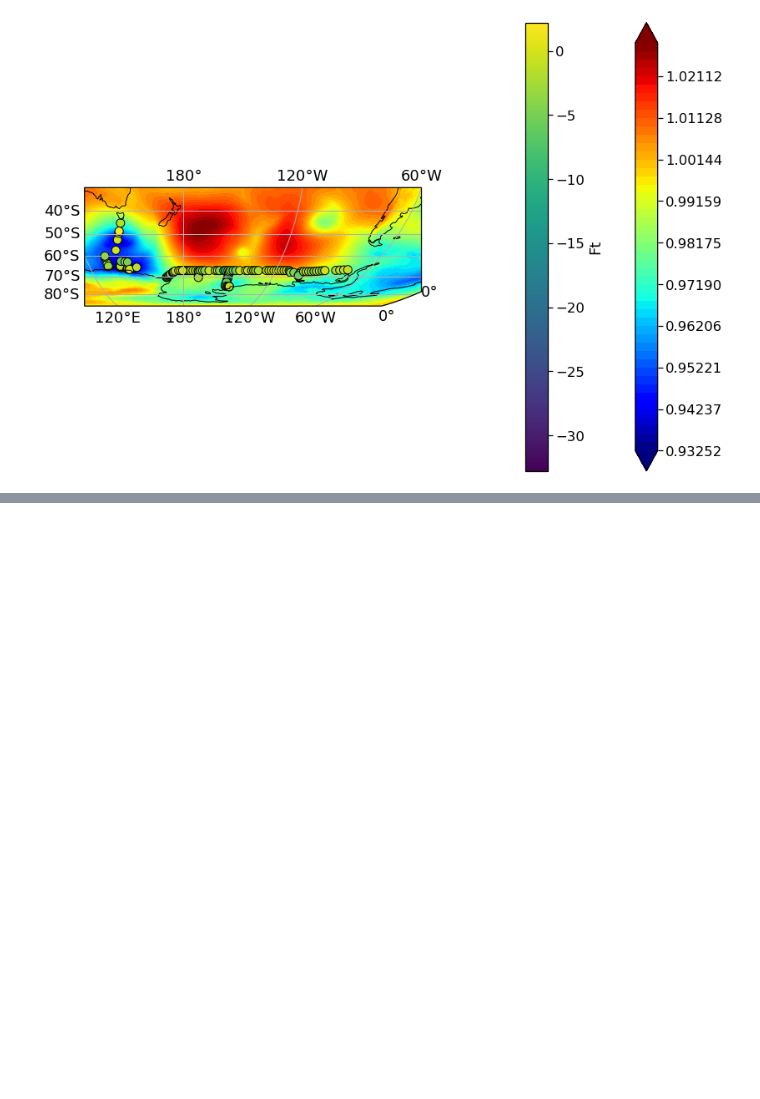
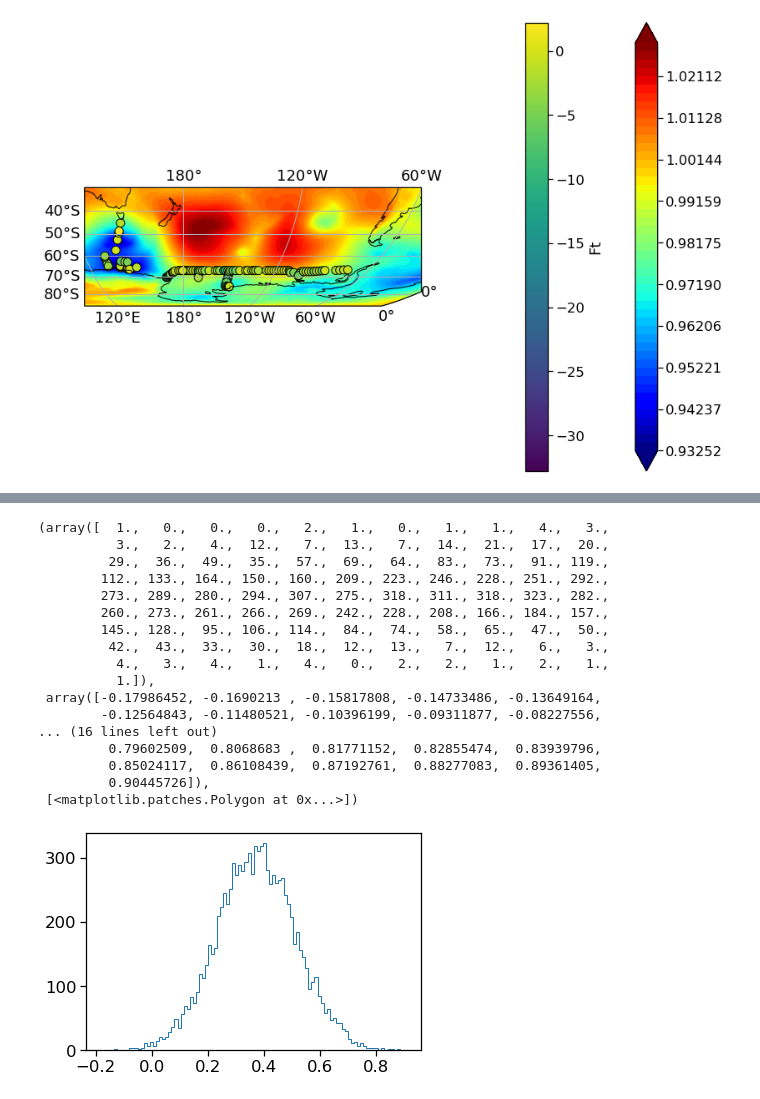
Before and after one commit to boom-lab/gasex-python, a Jupyter notebook: test functions.ipynb, the cells around one changed output, grey strips where cells are left out. Drawn from its saved outputs; the diff is of its cells as text; code cells hidden in the pictures; blank space fills up the shorter version.

```diff
--- a/test functions.ipynb
+++ b/test functions.ipynb
@@ -4265,0 +4405,27 @@ plt.show()
+# %%
+iters = 10000
+mu, sigma = 0.37, 0.14
+s = np.random.normal(mu, sigma, iters)
+
+
+fig, ax = plt.subplots()
+ax.hist(s, bins=100, histtype="step")
+# %% [output]
+(array([  1.,   0.,   0.,   0.,   2.,   1.,   0.,   1.,   1.,   4.,   3.,
+          3.,   2.,   4.,  12.,   7.,  13.,   7.,  14.,  21.,  17.,  20.,
+         29.,  36.,  49.,  35.,  57.,  69.,  64.,  83.,  73.,  91., 119.,
+        112., 133., 164., 150., 160., 209., 223., 246., 228., 251., 292.,
+        273., 289., 280., 294., 307., 275., 318., 311., 318., 323., 282.,
+        260., 273., 261., 266., 269., 242., 228., 208., 166., 184., 157.,
+        145., 128.,  95., 106., 114.,  84.,  74.,  58.,  65.,  47.,  50.,
+         42.,  43.,  33.,  30.,  18.,  12.,  13.,   7.,  12.,   6.,   3.,
+          4.,   3.,   4.,   1.,   4.,   0.,   2.,   2.,   1.,   2.,   1.,
+          1.]),
+ array([-0.17986452, -0.1690213 , -0.15817808, -0.14733486, -0.13649164,
+        -0.12564843, -0.11480521, -0.10396199, -0.09311877, -0.08227556,
+... (16 lines left out)
+         0.79602509,  0.8068683 ,  0.81771152,  0.82855474,  0.83939796,
+         0.85024117,  0.86108439,  0.87192761,  0.88277083,  0.89361405,
+         0.90445726]),
+ [<matplotlib.patches.Polygon at 0x...>])
+[figure, added]
```
Also changed, not shown: parts of 46 cells of this notebook, 1 other file.
